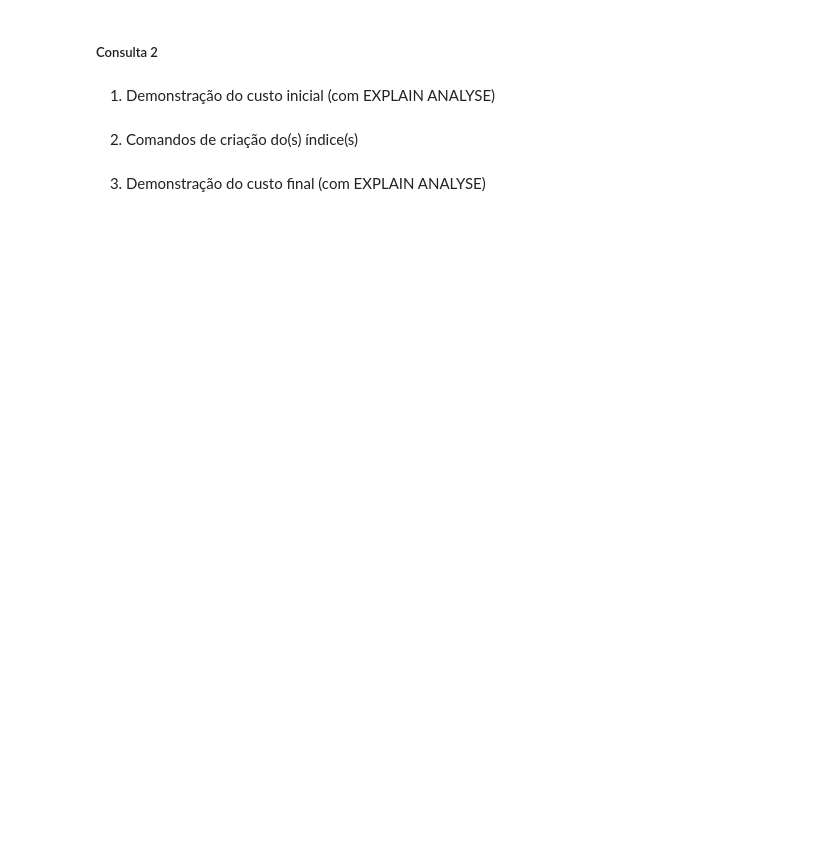
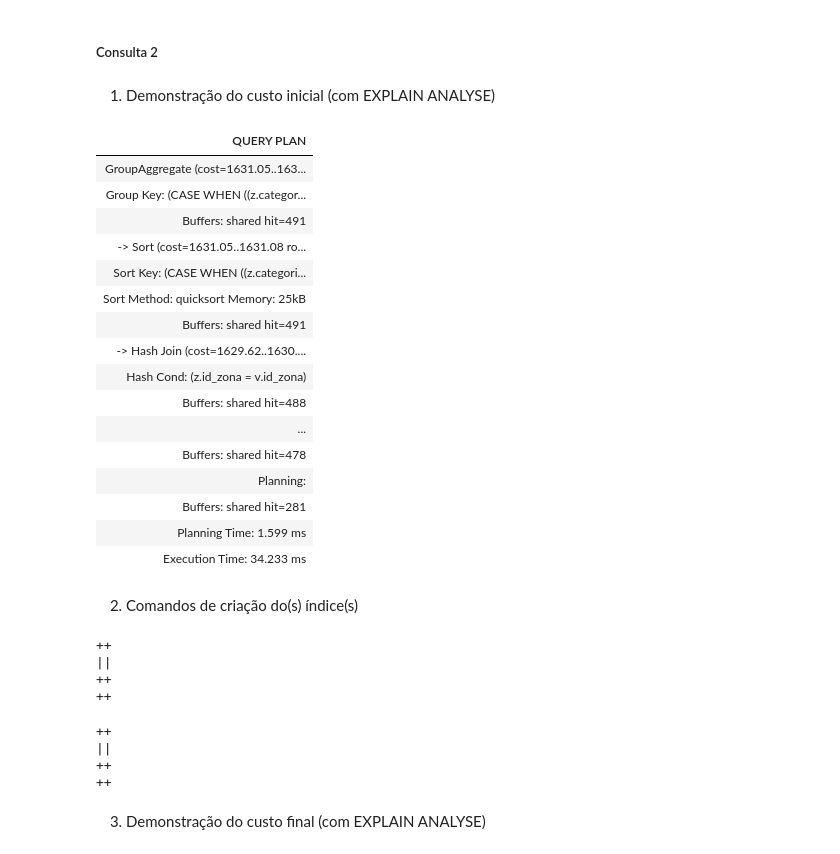
Before and after one commit to marques-jpg/Projeto-BD, a Jupyter notebook: entrega-bd-02-93.ipynb, the cells around one changed output. Drawn from its saved outputs; the diff is of its cells as text; code cells hidden in the pictures; blank space fills up the shorter version.

```diff
--- a/entrega-bd-02-93.ipynb
+++ b/entrega-bd-02-93.ipynb
@@ -643,10 +730,70 @@ TEXTO
 1. Demonstração do custo inicial (com EXPLAIN ANALYSE)
 # %%
 %%sql zoo
+EXPLAIN ANALYSE
+SELECT
+    CASE
+        WHEN z.categoria IS NOT NULL AND z.continente IS NOT NULL THEN 'Zonas da Especialidade'
+        ELSE 'Outras Zonas'
+    END AS tipo_zona,
+    ROUND(AVG(v.total_receitas)::numeric, 2) AS media_receitas,
+    ROUND(AVG(v.total_bilhetes)::numeric, 2) AS media_bilhetes,
+    ROUND(AVG(r.total_votos)::numeric, 2) AS media_votos
+FROM zona z
+JOIN (
+    SELECT id_zona, SUM(receita) AS total_receitas, COUNT(bid) AS total_bilhetes
+    FROM vendas_zoo
+    GROUP BY id_zona
+) v USING (id_zona)
+JOIN (
+    SELECT id_zona, SUM(votos) AS total_votos
+    FROM recinto
+    GROUP BY id_zona
+) r USING (id_zona)
+GROUP BY tipo_zona;
+# %% [output]
+| QUERY PLAN |
+| GroupAggregate (cost=1631.05..163... |
+| Group Key: (CASE WHEN ((z.categor... |
+| Buffers: shared hit=491 |
+| -> Sort (cost=1631.05..1631.08 ro... |
+| Sort Key: (CASE WHEN ((z.categori... |
+| Sort Method: quicksort Memory: 25kB |
+| Buffers: shared hit=491 |
+| -> Hash Join (cost=1629.62..1630.... |
+| Hash Cond: (z.id_zona = v.id_zona) |
+| Buffers: shared hit=488 |
+| ... |
+| Buffers: shared hit=478 |
+| Planning: |
+| Buffers: shared hit=281 |
+| Planning Time: 1.599 ms |
+| Execution Time: 34.233 ms |
 # %% [markdown]
 2. Comandos de criação do(s) índice(s)
 # %%
 %%sql zoo
+CREATE INDEX idx_vendas_zoo_idzona
+ON vendas_zoo(id_zona)
+INCLUDE (receita, bid);
+
+CREATE INDEX idx_recinto_idzona
+ON recinto(id_zona)
+INCLUDE (votos);
+# %% [output]
+++
+||
+++
+++
+# %%
+%%sql zoo
+DROP INDEX idx_vendas_zoo_idzona;
+DROP INDEX idx_recinto_idzona;
+# %% [output]
+++
+||
+++
+++
 # %% [markdown]
 3. Demonstração do custo final (com EXPLAIN ANALYSE)
 # %%
```
Also changed, not shown: parts of 10 cells of this notebook.
